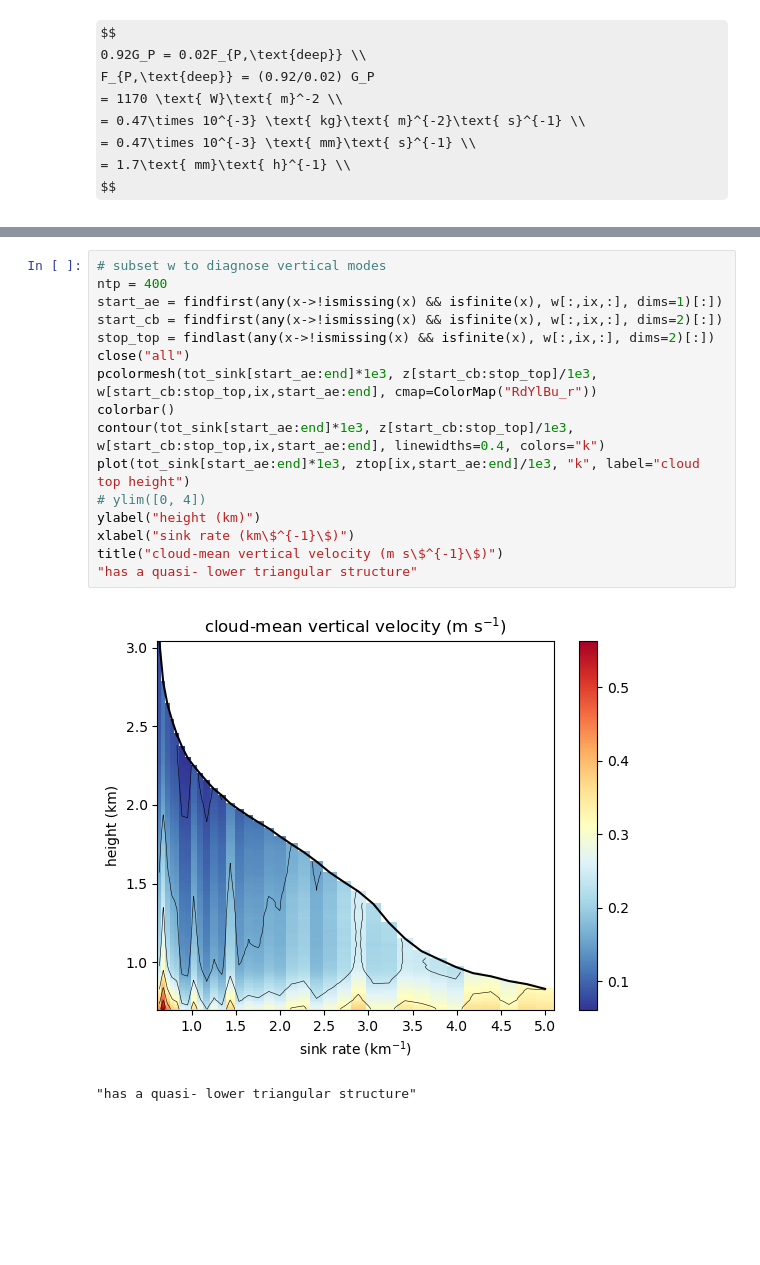
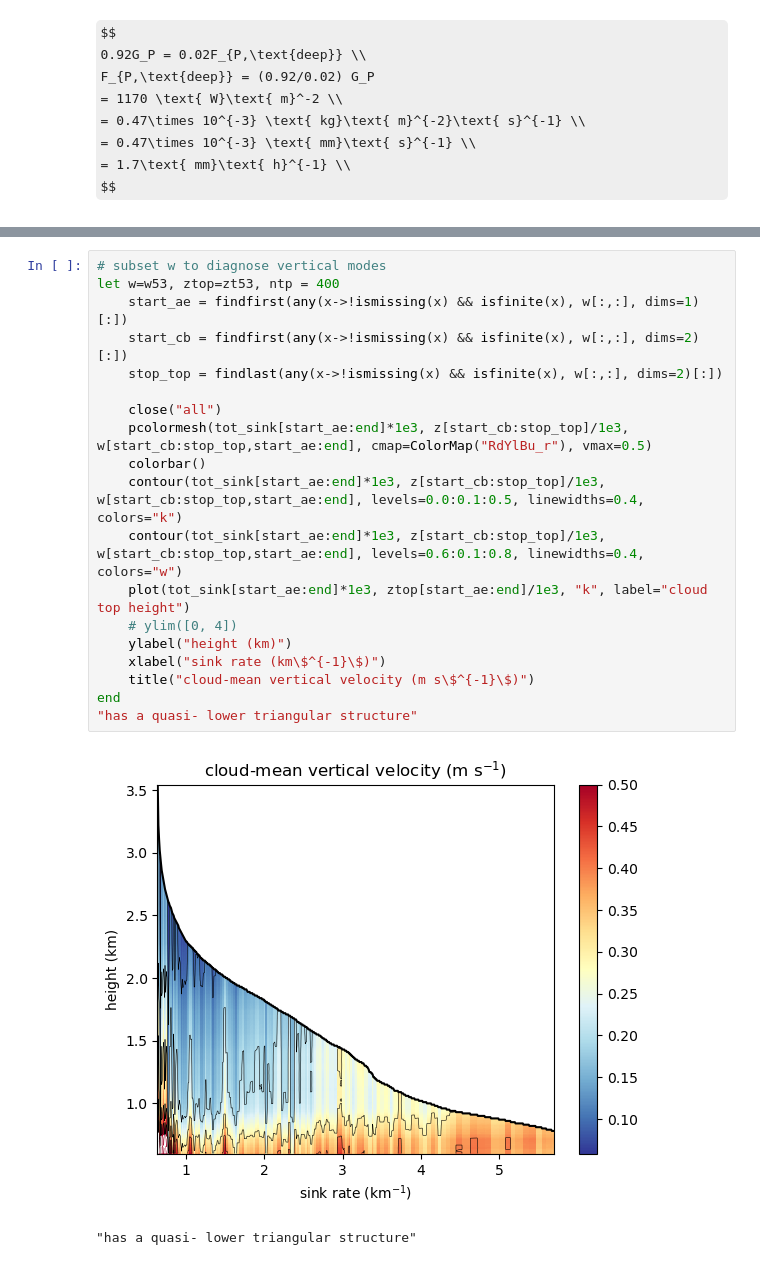
Before and after one commit to deszoeke/trade-cu-model, a Jupyter notebook: src/julia/flux-model-xp53.ipynb, the cells around one changed output, grey strips where cells are left out. Cells and saved outputs as stored; diff of their text form; some formulas as TeX source; blank space fills up the shorter version.

Commit message:
test interp x=0.53 clouds to GOES cloud top heights

```diff
--- a/src/julia/flux-model-xp53.ipynb
+++ b/src/julia/flux-model-xp53.ipynb
@@ -1156,21 +1107,24 @@ end
 # %%
 # subset w to diagnose vertical modes
-ntp = 400
-start_ae = findfirst(any(x->!ismissing(x) && isfinite(x), w[:,ix,:], dims=1)[:])
-start_cb = findfirst(any(x->!ismissing(x) && isfinite(x), w[:,ix,:], dims=2)[:])
-stop_top = findlast(any(x->!ismissing(x) && isfinite(x), w[:,ix,:], dims=2)[:])
-close("all")
-pcolormesh(tot_sink[start_ae:end]*1e3, z[start_cb:stop_top]/1e3, w[start_cb:stop_top,ix,start_ae:end], cmap=ColorMap("RdYlBu_r"))
-colorbar()
-contour(tot_sink[start_ae:end]*1e3, z[start_cb:stop_top]/1e3, w[start_cb:stop_top,ix,start_ae:end], linewidths=0.4, colors="k")
-plot(tot_sink[start_ae:end]*1e3, ztop[ix,start_ae:end]/1e3, "k", label="cloud top height")
-# ylim([0, 4])
-ylabel("height (km)")
-xlabel("sink rate (km\$^{-1}\$)")
-title("cloud-mean vertical velocity (m s\$^{-1}\$)")
+let w=w53, ztop=zt53, ntp = 400
+    start_ae = findfirst(any(x->!ismissing(x) && isfinite(x), w[:,:], dims=1)[:])
+    start_cb = findfirst(any(x->!ismissing(x) && isfinite(x), w[:,:], dims=2)[:])
+    stop_top = findlast(any(x->!ismissing(x) && isfinite(x), w[:,:], dims=2)[:])
+
+    close("all")
+    pcolormesh(tot_sink[start_ae:end]*1e3, z[start_cb:stop_top]/1e3, w[start_cb:stop_top,start_ae:end], cmap=ColorMap("RdYlBu_r"), vmax=0.5)
+    colorbar()
+    contour(tot_sink[start_ae:end]*1e3, z[start_cb:stop_top]/1e3, w[start_cb:stop_top,start_ae:end], levels=0.0:0.1:0.5, linewidths=0.4, colors="k")
+    contour(tot_sink[start_ae:end]*1e3, z[start_cb:stop_top]/1e3, w[start_cb:stop_top,start_ae:end], levels=0.6:0.1:0.8, linewidths=0.4, colors="w")
+    plot(tot_sink[start_ae:end]*1e3, ztop[start_ae:end]/1e3, "k", label="cloud top height")
+    # ylim([0, 4])
+    ylabel("height (km)")
+    xlabel("sink rate (km\$^{-1}\$)")
+    title("cloud-mean vertical velocity (m s\$^{-1}\$)")
+end
 "has a quasi- lower triangular structure"
 # %% [output]
-[figure, old version]
+[figure, new version]
 "has a quasi- lower triangular structure"
 # %%
 # load cloud fraction by reflectance data from ATOMIC-GOES
```
Also changed, not shown: parts of 3 cells of this notebook, 1 other file.
